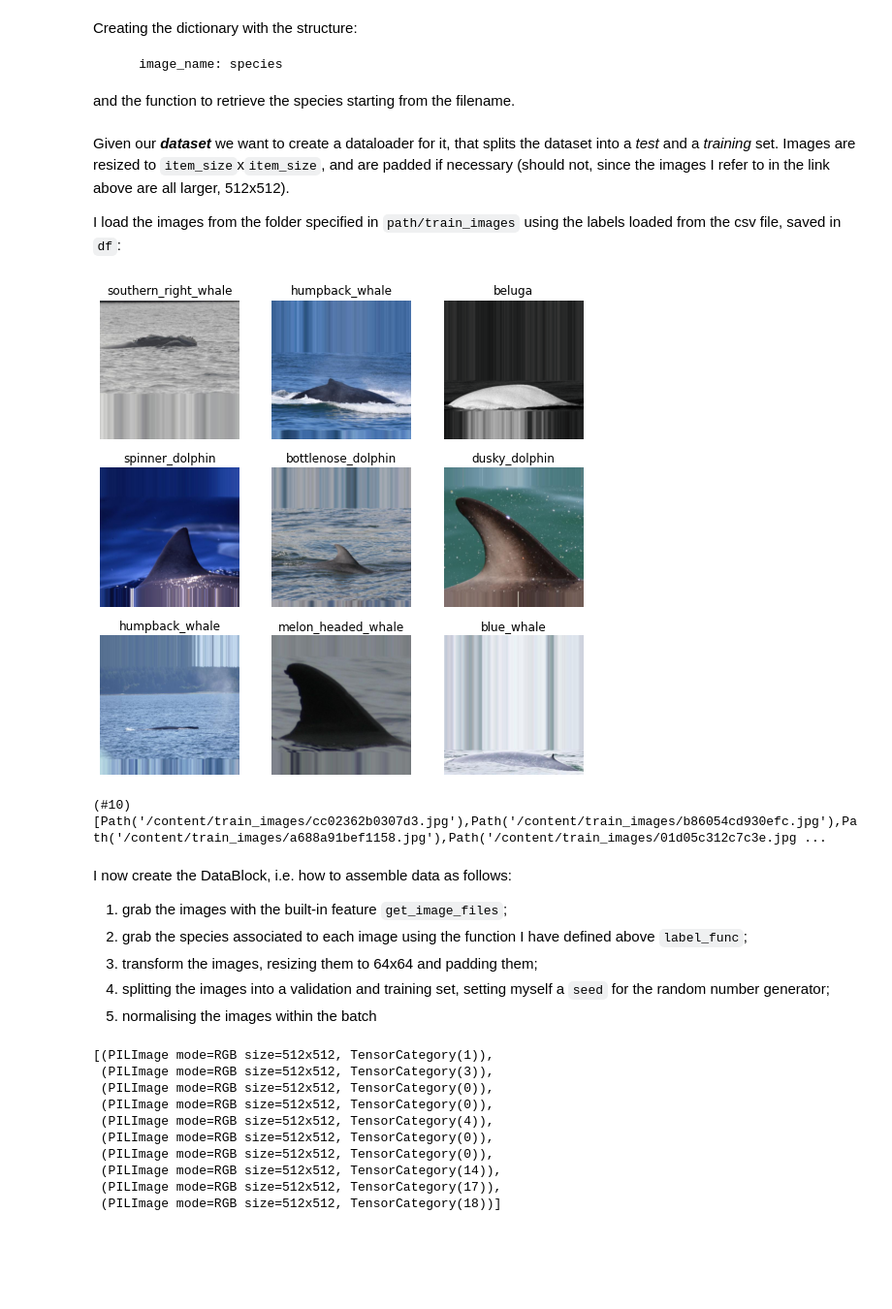
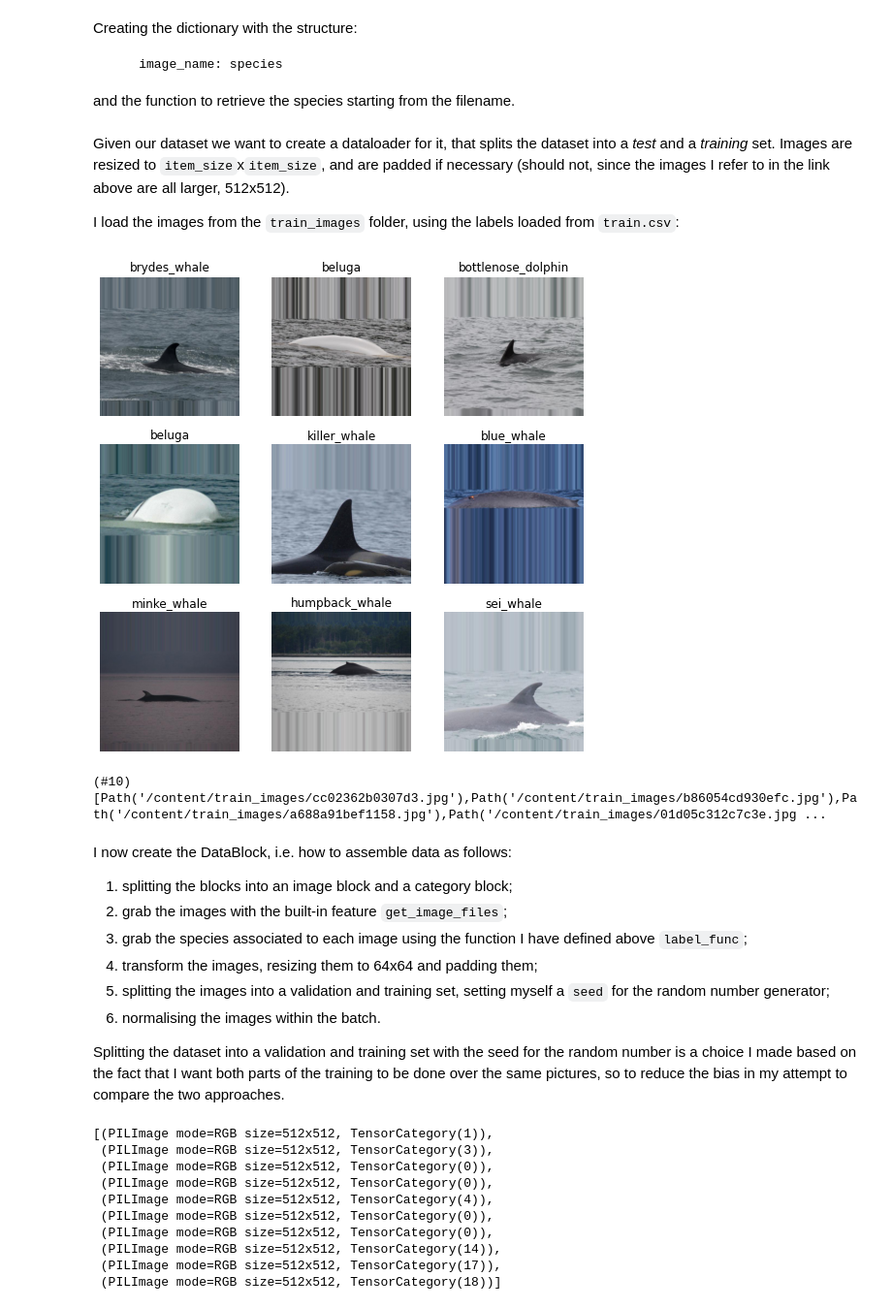
Before and after one commit to EnricoMartello/ML_WhaleRecognition, a Jupyter notebook: whale_recognition_fastai_hd.ipynb, the cells around one changed output. Shown at 97% size. Drawn from its saved outputs; the diff is of its cells as text; code cells hidden in the pictures; blank space fills up the shorter version.

```diff
--- a/whale_recognition_fastai_hd.ipynb
+++ b/whale_recognition_fastai_hd.ipynb
@@ -106,17 +123,17 @@ with open(path_labels) as file:
 def label_func(fname):
     return species[str(fname).split('/')[-1]]
 # %% [markdown]
-Given our ***dataset*** we want to create a dataloader for it, that splits the dataset into a *test* and a *training* set. Images are resized to `item_size`x`item_size`, and are padded if necessary (should not, since the images I refer to in the link above are all larger, 512x512).
+Given our dataset we want to create a dataloader for it, that splits the dataset into a *test* and a *training* set. Images are resized to `item_size`x`item_size`, and are padded if necessary (should not, since the images I refer to in the link above are all larger, 512x512).
 
-I load the images from the folder specified in `path/train_images` using the labels loaded from the csv file, saved in `df`:
+I load the images from the `train_images` folder, using the labels loaded from `train.csv`:
 # %%
 dls = ImageDataLoaders.from_df(df,
 	path,
 	folder = 'train_images',
 	item_tfms=Resize(item_size,method=ResizeMethod.Pad),
 	batch_tfms=Normalize.from_stats(*imagenet_stats))
 
-#dls.show_batch()
+dls.show_batch()
 # %% [output]
-[figure, old version]
+[figure, new version]
 # %%
@@ -128,11 +144,14 @@ fnames[:10]
 # %% [markdown]
 I now create the DataBlock, i.e. how to assemble data as follows:
 
+1. splitting the blocks into an image block and a category block;
 1. grab the images with the built-in feature `get_image_files`;
 1. grab the species associated to each image using the function I have defined above `label_func`;
 1. transform the images, resizing them to 64x64 and padding them;
 1. splitting the images into a validation and training set, setting myself a `seed` for the random number generator;
-1. normalising the images within the batch
+1. normalising the images within the batch.
+
+Splitting the dataset into a validation and training set with the seed for the random number is a choice I made based on the fact that I want both parts of the training to be done over the same pictures, so to reduce the bias in my attempt to compare the two approaches.
 # %%
 dblock = DataBlock(blocks = (ImageBlock, CategoryBlock),
 	get_items = get_image_files,
```
Also changed, not shown: parts of 28 cells of this notebook.
